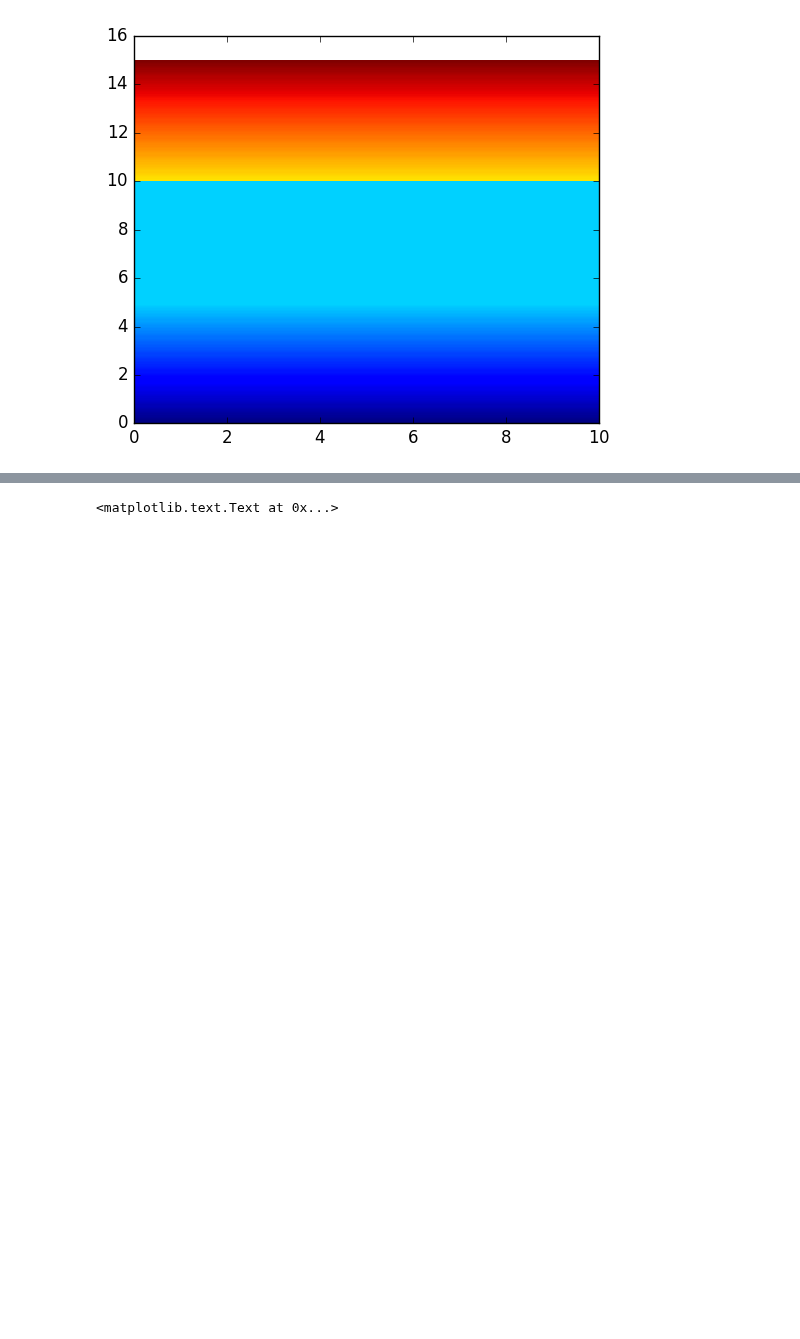
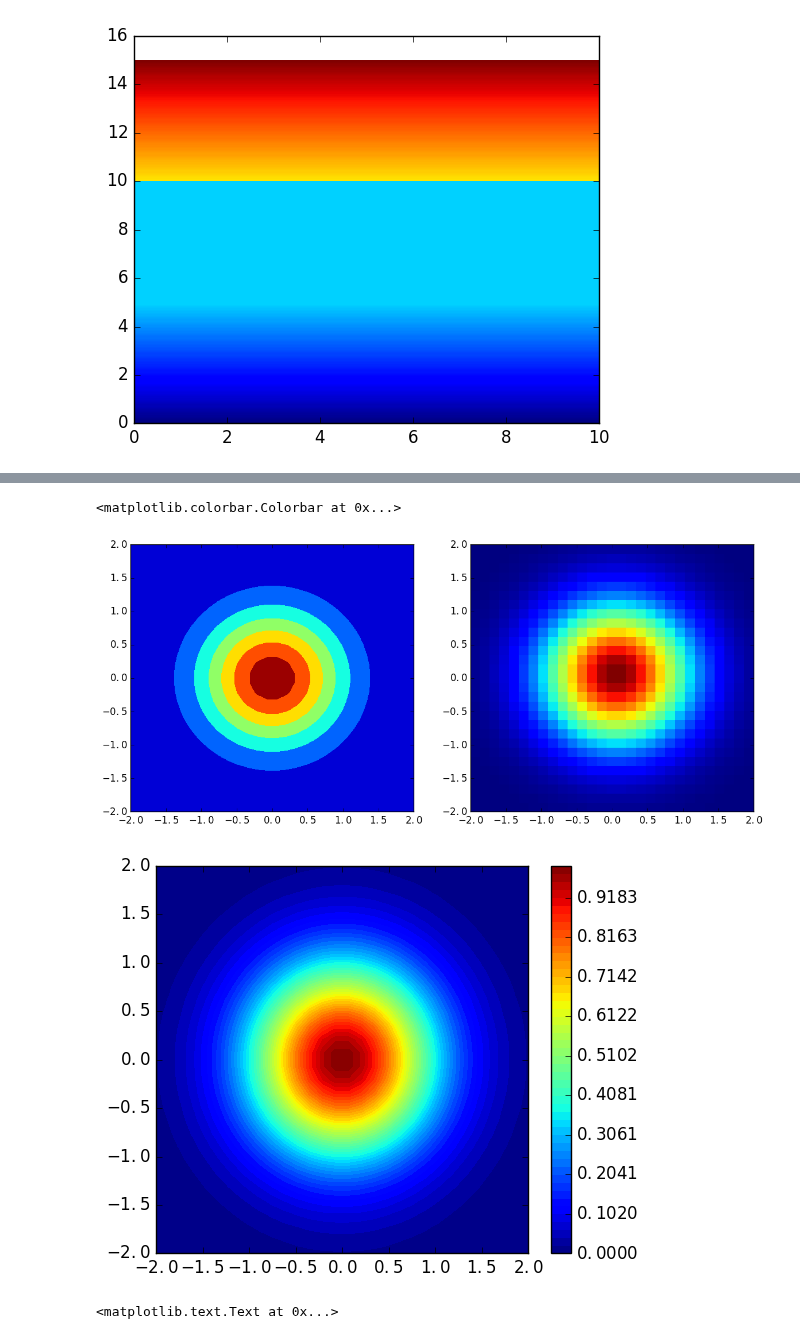
Before and after one commit to sondrevf/Ipython_Cern, a Jupyter notebook: plotting.ipynb, the cells around one changed output, grey strips where cells are left out. Drawn from its saved outputs; the diff is of its cells as text; code cells hidden in the pictures; blank space fills up the shorter version.

```diff
--- a/plotting.ipynb
+++ b/plotting.ipynb
@@ -160,3 +161,21 @@ plt.ylabel(r'$J_y$')
+# %%
+x= np.linspace(-2,2,30)
+y = np.linspace(-2,2,30)
+X,Y = np.meshgrid(x,y)
+Z = np.exp(-X**2-Y**2)
+
+_,axs=plt.subplots(1,2,figsize=(14,6))
+axs[0].contourf(X,Y,Z,vmin=0,vmax=1)
+# plt.colorbar(cax=axs[0])
+axs[1].pcolor(X,Y,Z)
+
+plt.figure()
+plt.contourf(X,Y,Z,levels = np.linspace(vmin,vmax,50))#,vmin=0,vmax=1)
+plt.colorbar()
+# %% [output]
+<matplotlib.colorbar.Colorbar at 0x...>
+[figure, added]
+[figure, added]
 # %%
 ###################################################################
 ################ PCOLOR with LOGscale #############################
```
Also changed, not shown: parts of 8 cells of this notebook, 2 other files.
